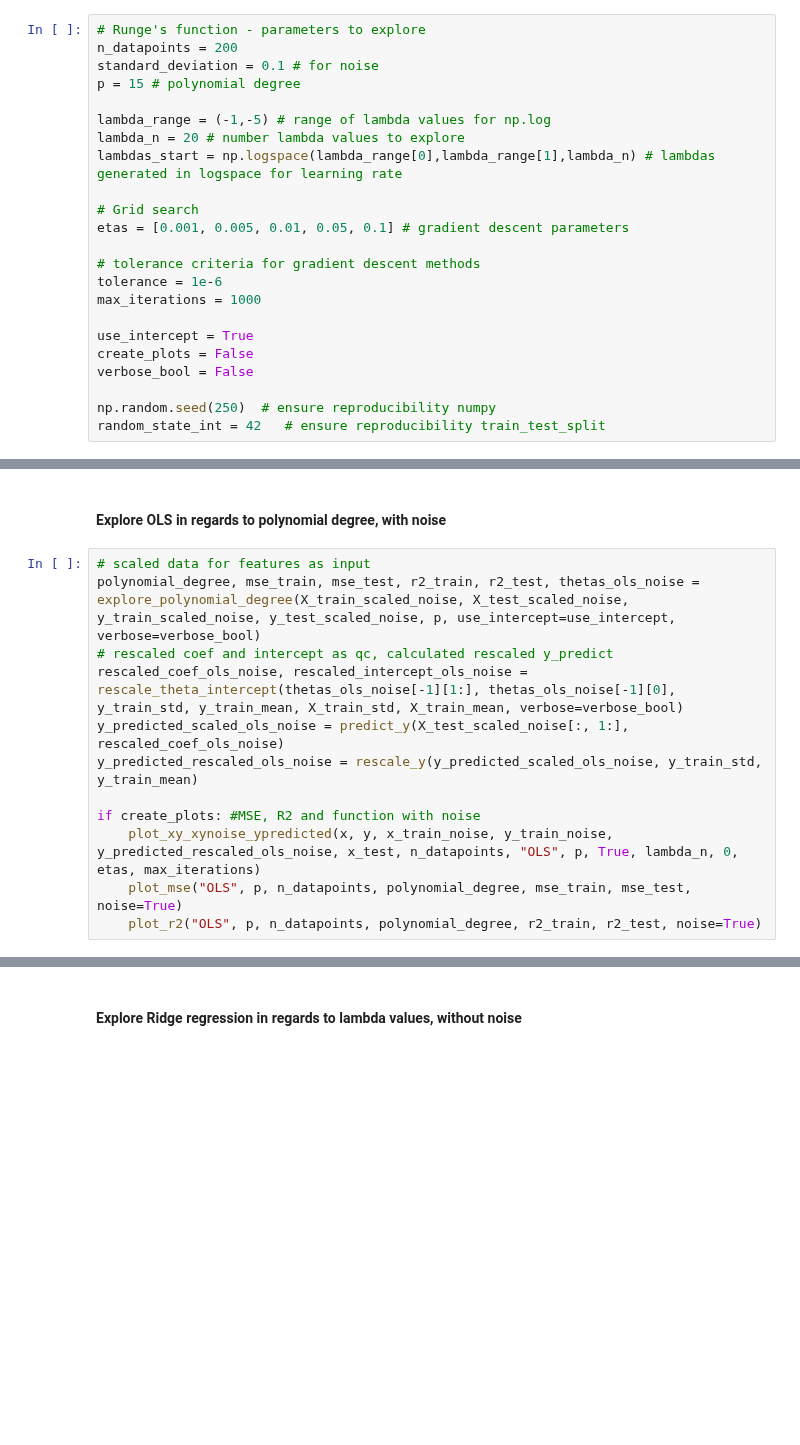
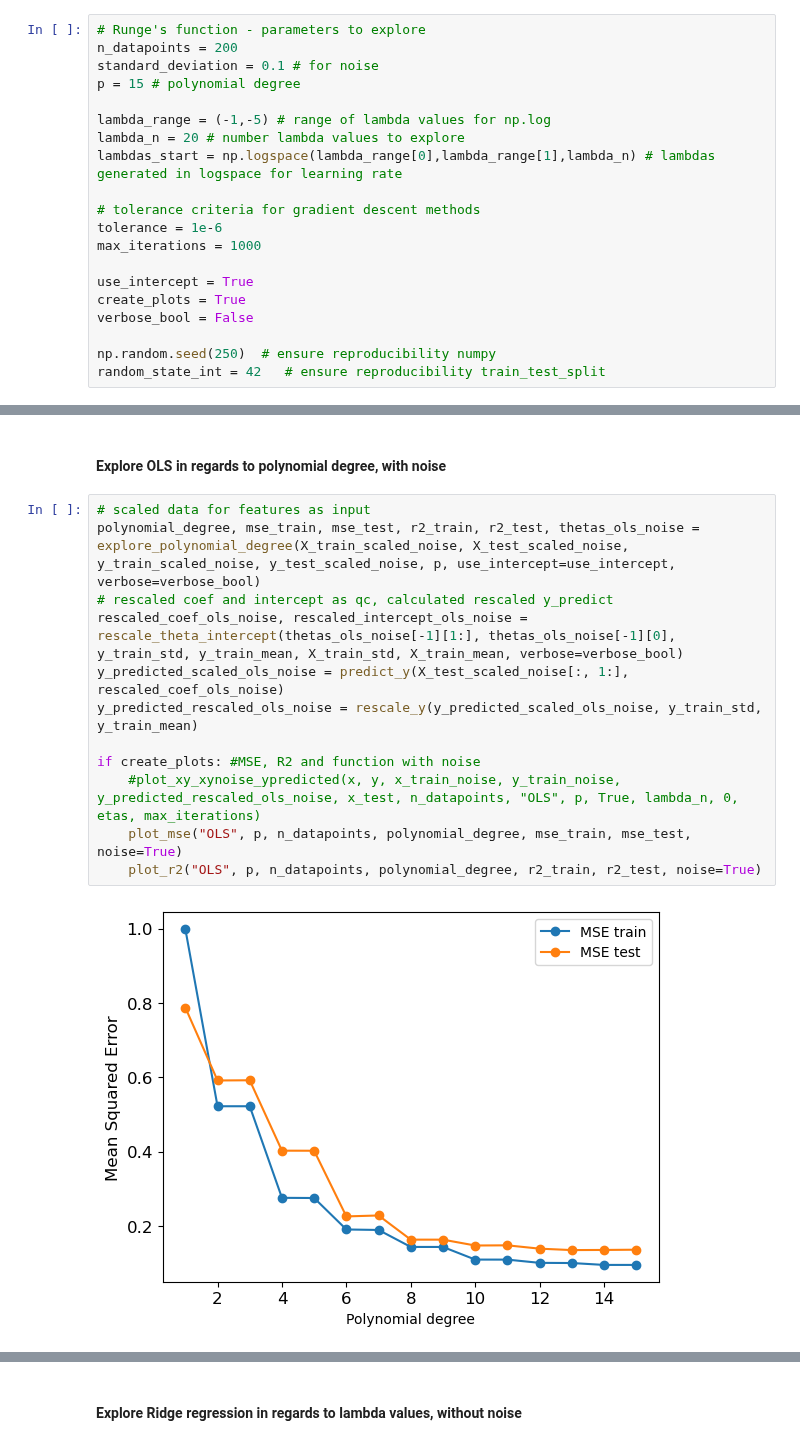
Before and after one commit to johtj/data_analysis_ml_projects, a Jupyter notebook: assignment1/code/assignment1_a_b.ipynb, the cells around one changed output, grey strips where cells are left out. Cells and saved outputs as stored; diff of their text form; blank space fills up the shorter version.

```diff
--- a/assignment1/code/assignment1_a_b.ipynb
+++ b/assignment1/code/assignment1_a_b.ipynb
@@ -28,15 +29,12 @@ lambda_range = (-1,-5) # range of lambda values for np.log
 lambda_n = 20 # number lambda values to explore
 lambdas_start = np.logspace(lambda_range[0],lambda_range[1],lambda_n) # lambdas generated in logspace for learning rate
 
-# Grid search
-etas = [0.001, 0.005, 0.01, 0.05, 0.1] # gradient descent parameters
-
 # tolerance criteria for gradient descent methods
 tolerance = 1e-6
 max_iterations = 1000
 
 use_intercept = True
-create_plots = False
+create_plots = True
 verbose_bool = False
 
 np.random.seed(250)  # ensure reproducibility numpy
@@ -115,12 +128,14 @@ if create_plots:
 # %%
 # scaled data for features as input
 polynomial_degree, mse_train, mse_test, r2_train, r2_test, thetas_ols_noise = explore_polynomial_degree(X_train_scaled_noise, X_test_scaled_noise, y_train_scaled_noise, y_test_scaled_noise, p, use_intercept=use_intercept, verbose=verbose_bool)
 # rescaled coef and intercept as qc, calculated rescaled y_predict
 rescaled_coef_ols_noise, rescaled_intercept_ols_noise = rescale_theta_intercept(thetas_ols_noise[-1][1:], thetas_ols_noise[-1][0], y_train_std, y_train_mean, X_train_std, X_train_mean, verbose=verbose_bool)
 y_predicted_scaled_ols_noise = predict_y(X_test_scaled_noise[:, 1:], rescaled_coef_ols_noise)
 y_predicted_rescaled_ols_noise = rescale_y(y_predicted_scaled_ols_noise, y_train_std, y_train_mean)
 
 if create_plots: #MSE, R2 and function with noise
-    plot_xy_xynoise_ypredicted(x, y, x_train_noise, y_train_noise, y_predicted_rescaled_ols_noise, x_test, n_datapoints, "OLS", p, True, lambda_n, 0, etas, max_iterations)
+    #plot_xy_xynoise_ypredicted(x, y, x_train_noise, y_train_noise, y_predicted_rescaled_ols_noise, x_test, n_datapoints, "OLS", p, True, lambda_n, 0, etas, max_iterations)
     plot_mse("OLS", p, n_datapoints, polynomial_degree, mse_train, mse_test, noise=True)
     plot_r2("OLS", p, n_datapoints, polynomial_degree, r2_train, r2_test, noise=True)
+# %% [output]
+[figure, added]
```
Also changed, not shown: parts of 10 cells of this notebook, 2 other files.
